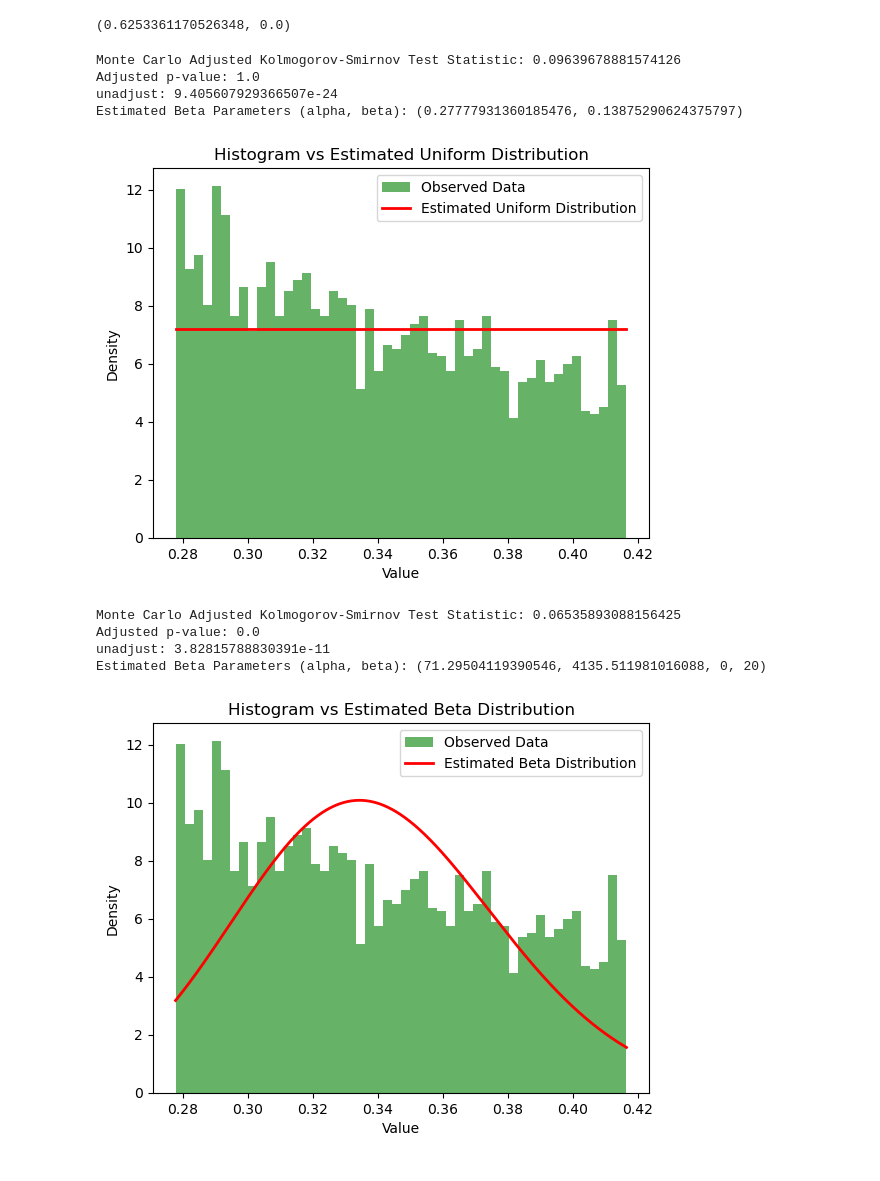
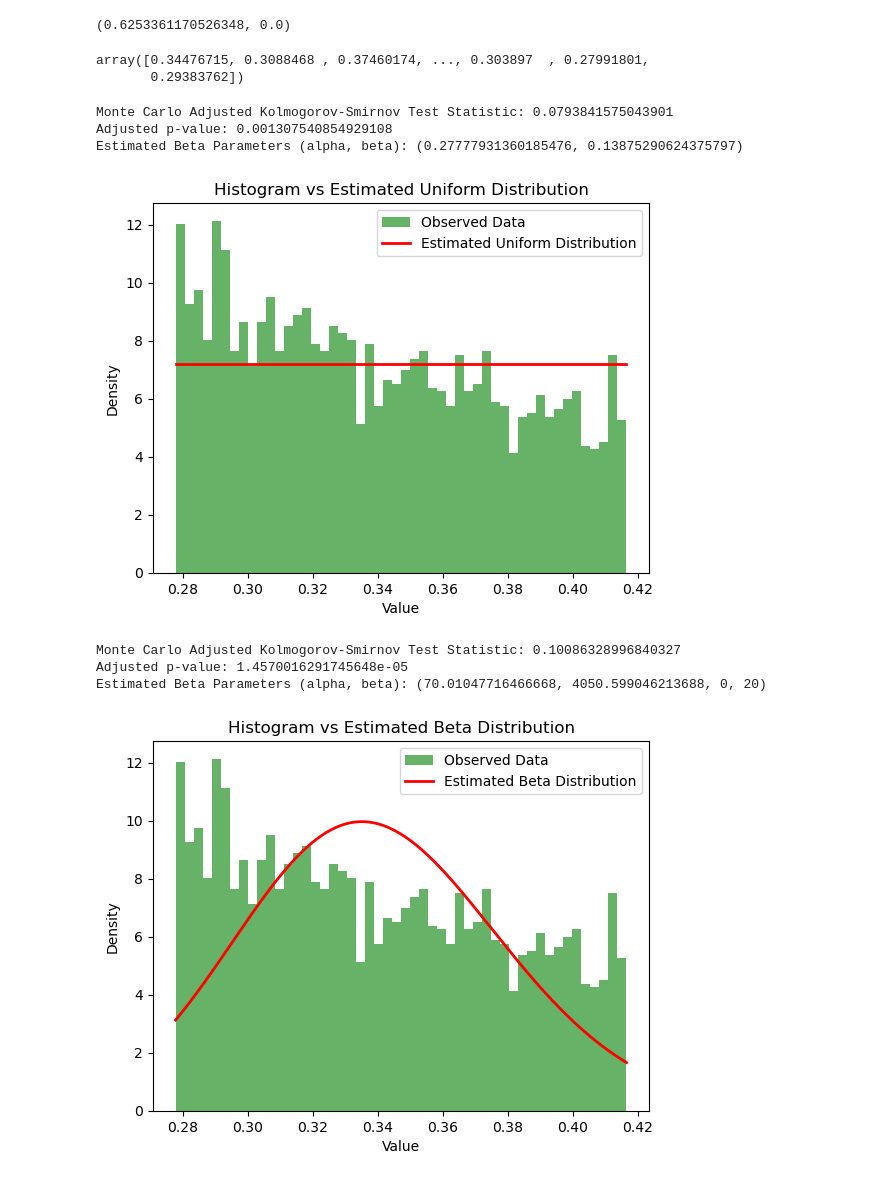
Before and after one commit to noPunintended/Squareshire_simulation, a Jupyter notebook: Codes/notebooks/stats_test.ipynb, the cells around one changed output. Saved outputs shown, nothing was run; the diff lists cells and outputs as text; code cells hidden in the pictures.

```diff
--- a/Codes/notebooks/stats_test.ipynb
+++ b/Codes/notebooks/stats_test.ipynb
@@ -512,9 +529,8 @@ Estimated Beta Parameters (alpha, beta): (1.5771271610684952, 2.296333422469874,
 [figure]
 # %%
-ks_stat, ks_p_value, beta_params, og_p = ks_test_mc(rider_dest_x, 'beta')
+ks_stat, ks_p_value, beta_params = fit_and_test(rider_dest_x, 'beta')
 print("Monte Carlo Adjusted Kolmogorov-Smirnov Test Statistic:", ks_stat)
 print("Adjusted p-value:", ks_p_value)
-print("unadjust:", og_p)
 print("Estimated Beta Parameters (alpha, beta):", beta_params)
 plot_distribution_fit(rider_dest_x, beta_params, 'beta')
 # %% [output]
@@ -525,9 +540,8 @@ Estimated Beta Parameters (alpha, beta): (1.5703459178793435, 1.792987015560893,
 [figure]
 # %%
-ks_stat, ks_p_value, beta_params, og_p = ks_test_mc(rider_dest_y, 'beta')
+ks_stat, ks_p_value, beta_params = fit_and_test(rider_dest_y, 'beta')
 print("Monte Carlo Adjusted Kolmogorov-Smirnov Test Statistic:", ks_stat)
 print("Adjusted p-value:", ks_p_value)
-print("unadjust:", og_p)
 print("Estimated Beta Parameters (alpha, beta):", beta_params)
 plot_distribution_fit(rider_dest_y, beta_params, 'beta')
 # %% [output]
@@ -620,29 +633,32 @@ sample_speed.hist(bins=100)
 ks_test(sample_speed, 'uniform', (((2/6) * 0.8), ((2/6) * 1.2)))
 # %% [output]
 (0.6253361170526348, 0.0)
+# %%
+sample_speed = np.array(sample_speed)
+# %%
+sample_speed
+# %% [output]
+array([0.34476715, 0.3088468 , 0.37460174, ..., 0.303897  , 0.27991801,
+       0.29383762])
 # %%
-ks_stat, ks_p_value, beta_params, og_p = ks_test_mc(sample_speed, 'uniform')
+ks_stat, ks_p_value, beta_params = fit_and_test(sample_speed, 'uniform')
 print("Monte Carlo Adjusted Kolmogorov-Smirnov Test Statistic:", ks_stat)
 print("Adjusted p-value:", ks_p_value)
-print("unadjust:", og_p)
 print("Estimated Beta Parameters (alpha, beta):", beta_params)
 plot_distribution_fit(sample_speed, beta_params, 'uniform')
 # %% [output]
-Monte Carlo Adjusted Kolmogorov-Smirnov Test Statistic: 0.09639678881574126
-Adjusted p-value: 1.0
-unadjust: 9.405607929366507e-24
+Monte Carlo Adjusted Kolmogorov-Smirnov Test Statistic: 0.0793841575043901
+Adjusted p-value: 0.001307540854929108
 Estimated Beta Parameters (alpha, beta): (0.27777931360185476, 0.13875290624375797)
 [figure]
 # %%
-ks_stat, ks_p_value, beta_params, og_p = ks_test_mc(sample_speed, 'beta')
+ks_stat, ks_p_value, beta_params = fit_and_test(sample_speed, 'beta')
 print("Monte Carlo Adjusted Kolmogorov-Smirnov Test Statistic:", ks_stat)
 print("Adjusted p-value:", ks_p_value)
-print("unadjust:", og_p)
 print("Estimated Beta Parameters (alpha, beta):", beta_params)
 plot_distribution_fit(sample_speed, beta_params, 'beta')
 # %% [output]
-Monte Carlo Adjusted Kolmogorov-Smirnov Test Statistic: 0.06535893088156425
-Adjusted p-value: 0.0
-unadjust: 3.82815788830391e-11
-Estimated Beta Parameters (alpha, beta): (71.29504119390546, 4135.511981016088, 0, 20)
+Monte Carlo Adjusted Kolmogorov-Smirnov Test Statistic: 0.10086328996840327
+Adjusted p-value: 1.4570016291745648e-05
+Estimated Beta Parameters (alpha, beta): (70.01047716466668, 4050.599046213688, 0, 20)
-[figure, old version]
+[figure, new version]
```
Also changed, not shown: parts of 19 cells of this notebook, 1 other file.
